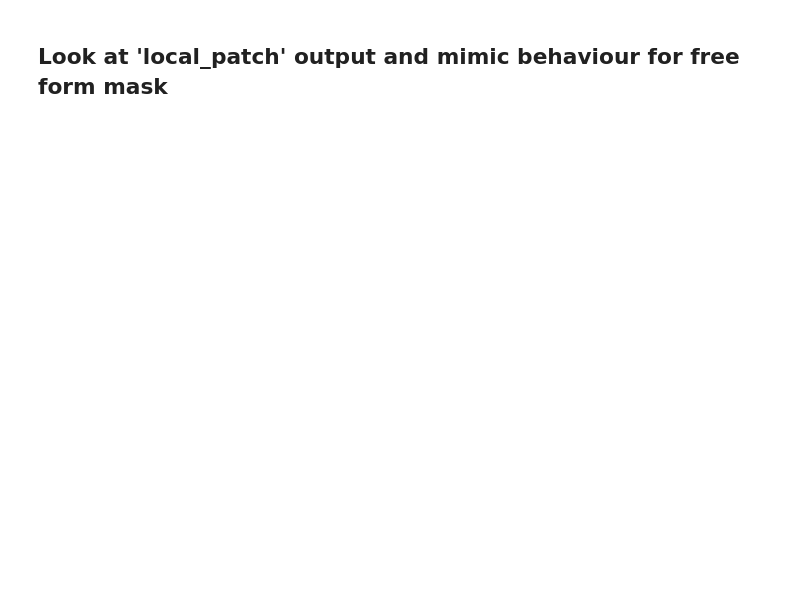
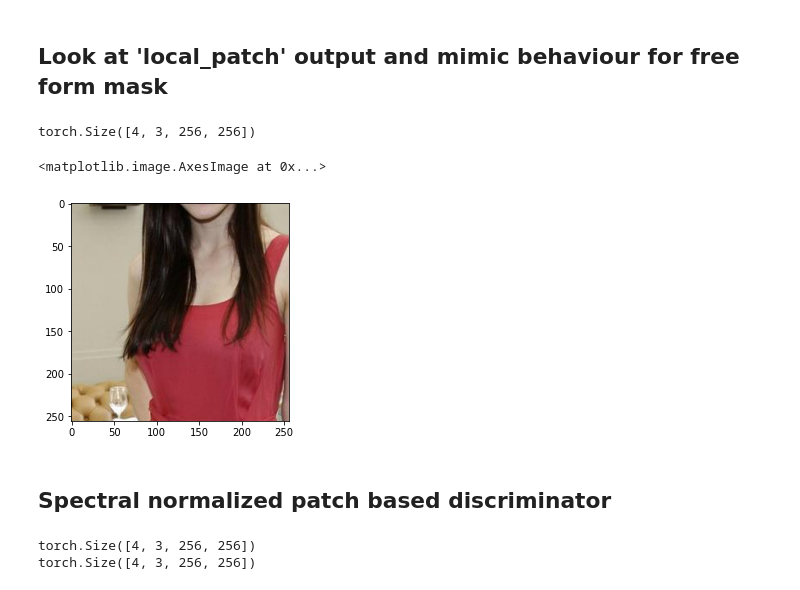
Before and after one commit to jacobwjs/generative-inpainting-pytorch, a Jupyter notebook: Test-patch-discr.ipynb, the cells around one changed output. Saved outputs shown, nothing was run; the diff lists cells and outputs as text; code cells hidden in the pictures; blank space fills up the shorter version.

```diff
--- a/Test-patch-discr.ipynb
+++ b/Test-patch-discr.ipynb
@@ -58,5 +60,5 @@ def random_ff_mask(config, batch_size, to_tensor=True):
 
     return masks
 # %%
-config = get_config('configs/config-gated-spectnorm.yaml')
+config = get_config('configs/config-gated-spectnorm-freeform.yaml')
 # %%
@@ -88,7 +90,7 @@ train_dataset = Dataset(
 
 train_loader = torch.utils.data.DataLoader(
     dataset=train_dataset,
-    batch_size=config['batch_size'],
+    batch_size=4, #config['batch_size'],
     shuffle=(sampler is None),
     num_workers=config['num_workers'],
     pin_memory=True,
@@ -127,8 +130,12 @@ for iteration in range(0, epochs):
 # %%
 print(ground_truth.size())
 # img = ground_truth[0].squeeze().permute(1,2,0)
-img = tensor_to_img(ground_truth[0])
+img = tensor_to_img(ground_truth[0].cpu())
 plt.imshow(img)
+# %% [output]
+torch.Size([4, 3, 256, 256])
+<matplotlib.image.AxesImage at 0x...>
+[figure, added]
 # %%
 # Prepare the inputs
 bboxes = random_bbox(config, batch_size=ground_truth.size(0))
@@ -185,0 +193,2 @@ x2_inpaint = x2 * mask_ff + x * (1. - mask_ff)
+# %% [markdown]
+## Spectral normalized patch based discriminator
@@ -185,0 +289,9 @@ x2_inpaint = x2 * mask_ff + x * (1. - mask_ff)
+# %%
+imgs_incomplete = ground_truth.cuda() * (1. - mask_ff) # just background
+print(imgs_incomplete.shape)
+
+x1, x2, offset_flow = netG(imgs_incomplete, mask_ff)
+print(x2.shape)
+# %% [output]
+torch.Size([4, 3, 256, 256])
+torch.Size([4, 3, 256, 256])
```
Also changed, not shown: parts of 19 cells of this notebook, 4 other files.
